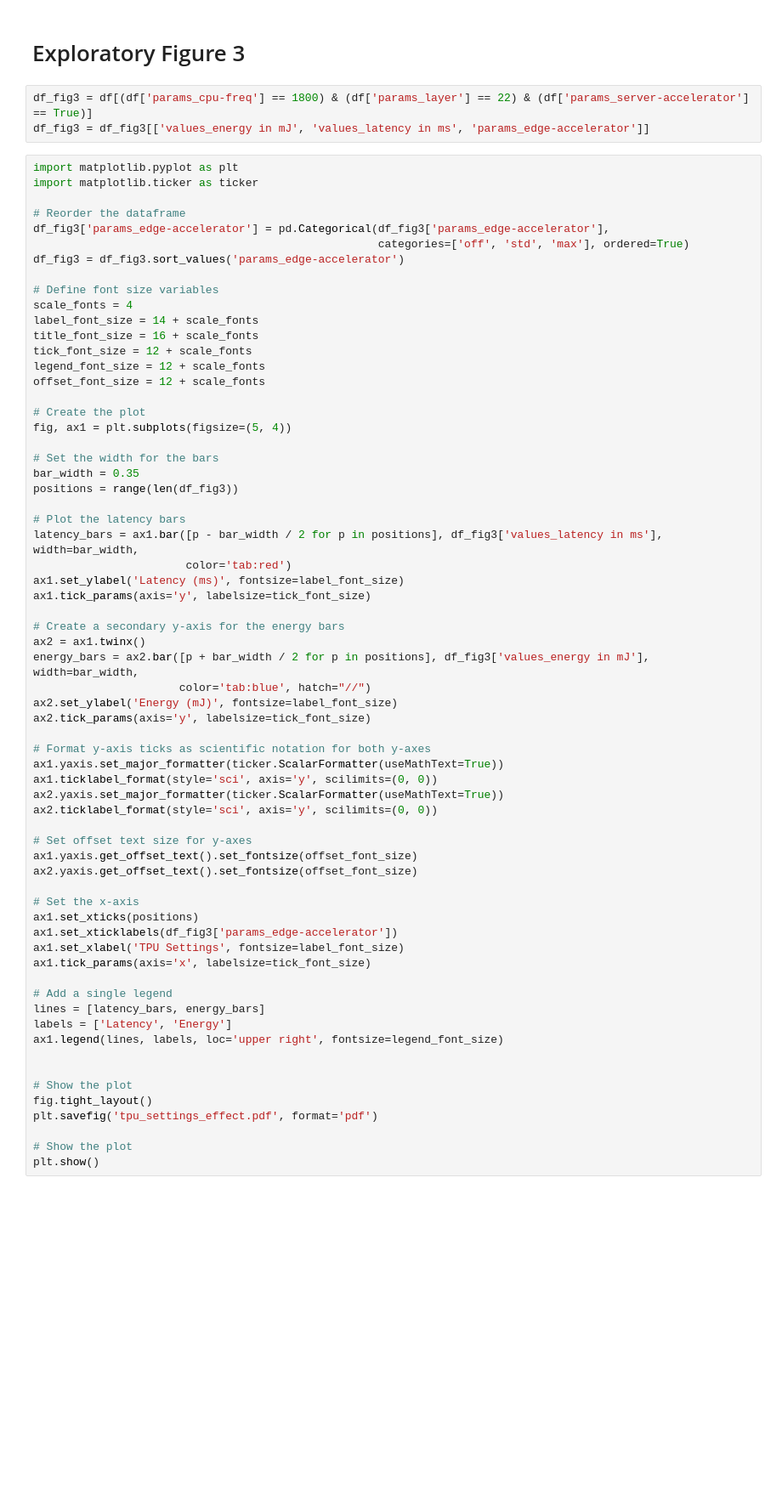
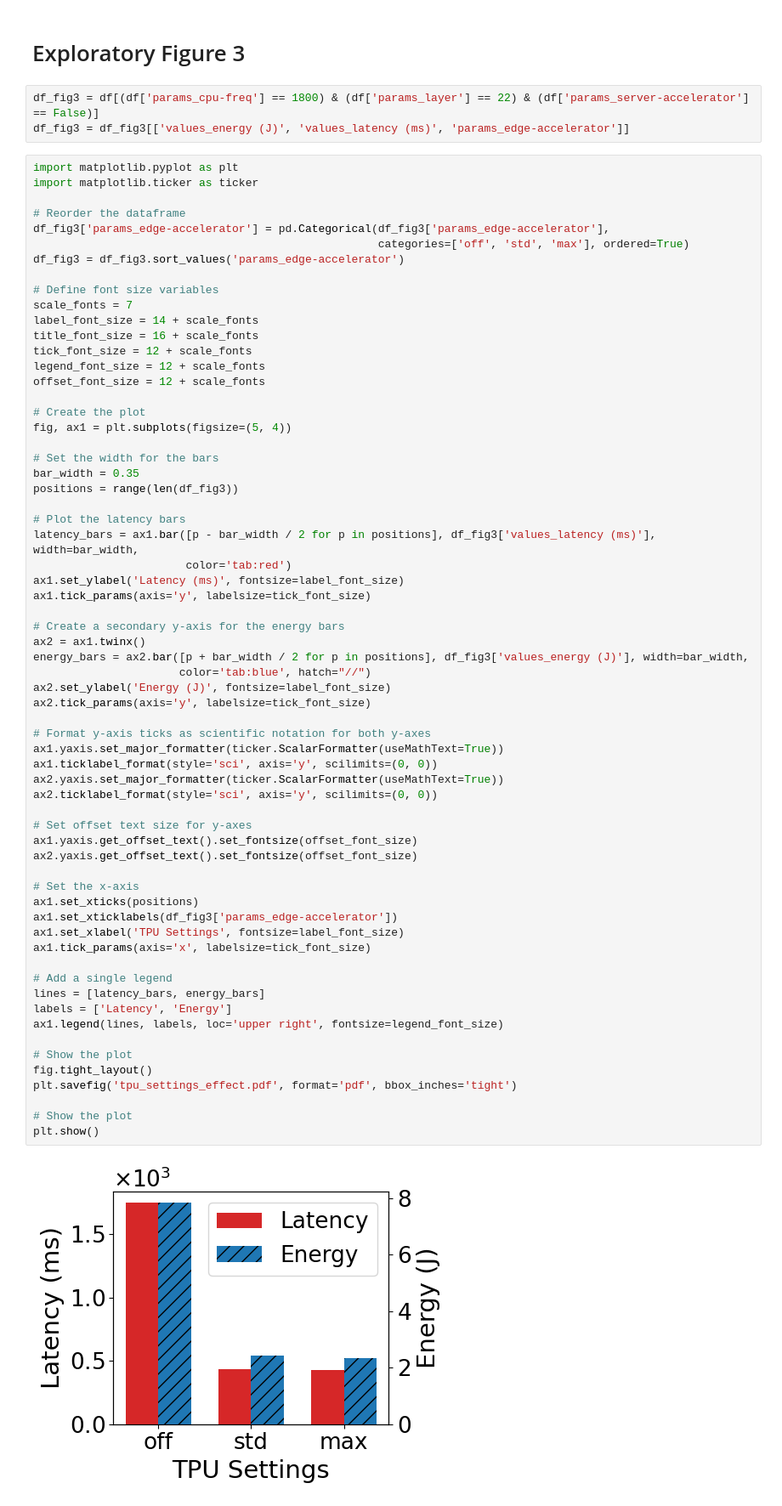
Before and after one commit to hpc-tuwien/SPLINTER, a Jupyter notebook: controller/exploratory_plots.ipynb, the cells around one changed output. Shown: that part at 85% size. Drawn from its saved outputs; the diff is of its cells as text; blank space fills up the shorter version.

```diff
--- a/controller/exploratory_plots.ipynb
+++ b/controller/exploratory_plots.ipynb
@@ -151,8 +315,8 @@ plt.show()
 # %% [markdown]
 # Exploratory Figure 3
 # %%
-df_fig3 = df[(df['params_cpu-freq'] == 1800) & (df['params_layer'] == 22) & (df['params_server-accelerator'] == True)]
-df_fig3 = df_fig3[['values_energy in mJ', 'values_latency in ms', 'params_edge-accelerator']]
+df_fig3 = df[(df['params_cpu-freq'] == 1800) & (df['params_layer'] == 22) & (df['params_server-accelerator'] == False)]
+df_fig3 = df_fig3[['values_energy (J)', 'values_latency (ms)', 'params_edge-accelerator']]
 # %%
 import matplotlib.pyplot as plt
 import matplotlib.ticker as ticker
@@ -163,7 +327,7 @@ df_fig3['params_edge-accelerator'] = pd.Categorical(df_fig3['params_edge-acceler
 df_fig3 = df_fig3.sort_values('params_edge-accelerator')
 
 # Define font size variables
-scale_fonts = 4
+scale_fonts = 7
 label_font_size = 14 + scale_fonts
 title_font_size = 16 + scale_fonts
 tick_font_size = 12 + scale_fonts
@@ -178,43 +342,44 @@ bar_width = 0.35
 positions = range(len(df_fig3))
 
 # Plot the latency bars
-latency_bars = ax1.bar([p - bar_width / 2 for p in positions], df_fig3['values_latency in ms'], width=bar_width,
+latency_bars = ax1.bar([p - bar_width / 2 for p in positions], df_fig3['values_latency (ms)'], width=bar_width,
                        color='tab:red')
 ax1.set_ylabel('Latency (ms)', fontsize=label_font_size)
 ax1.tick_params(axis='y', labelsize=tick_font_size)
 
 # Create a secondary y-axis for the energy bars
 ax2 = ax1.twinx()
-energy_bars = ax2.bar([p + bar_width / 2 for p in positions], df_fig3['values_energy in mJ'], width=bar_width,
+energy_bars = ax2.bar([p + bar_width / 2 for p in positions], df_fig3['values_energy (J)'], width=bar_width,
                       color='tab:blue', hatch="//")
-ax2.set_ylabel('Energy (mJ)', fontsize=label_font_size)
+ax2.set_ylabel('Energy (J)', fontsize=label_font_size)
 ax2.tick_params(axis='y', labelsize=tick_font_size)
 
 # Format y-axis ticks as scientific notation for both y-axes
 ax1.yaxis.set_major_formatter(ticker.ScalarFormatter(useMathText=True))
 ax1.ticklabel_format(style='sci', axis='y', scilimits=(0, 0))
 ax2.yaxis.set_major_formatter(ticker.ScalarFormatter(useMathText=True))
 ax2.ticklabel_format(style='sci', axis='y', scilimits=(0, 0))
 
 # Set offset text size for y-axes
 ax1.yaxis.get_offset_text().set_fontsize(offset_font_size)
 ax2.yaxis.get_offset_text().set_fontsize(offset_font_size)
 
 # Set the x-axis
 ax1.set_xticks(positions)
 ax1.set_xticklabels(df_fig3['params_edge-accelerator'])
 ax1.set_xlabel('TPU Settings', fontsize=label_font_size)
 ax1.tick_params(axis='x', labelsize=tick_font_size)
 
 # Add a single legend
 lines = [latency_bars, energy_bars]
 labels = ['Latency', 'Energy']
 ax1.legend(lines, labels, loc='upper right', fontsize=legend_font_size)
 
-
 # Show the plot
 fig.tight_layout()
-plt.savefig('tpu_settings_effect.pdf', format='pdf')
+plt.savefig('tpu_settings_effect.pdf', format='pdf', bbox_inches='tight')
 
 # Show the plot
 plt.show()
+# %% [output]
+[figure, added]
```
Also changed, not shown: parts of 22 cells of this notebook, 12 other files.
